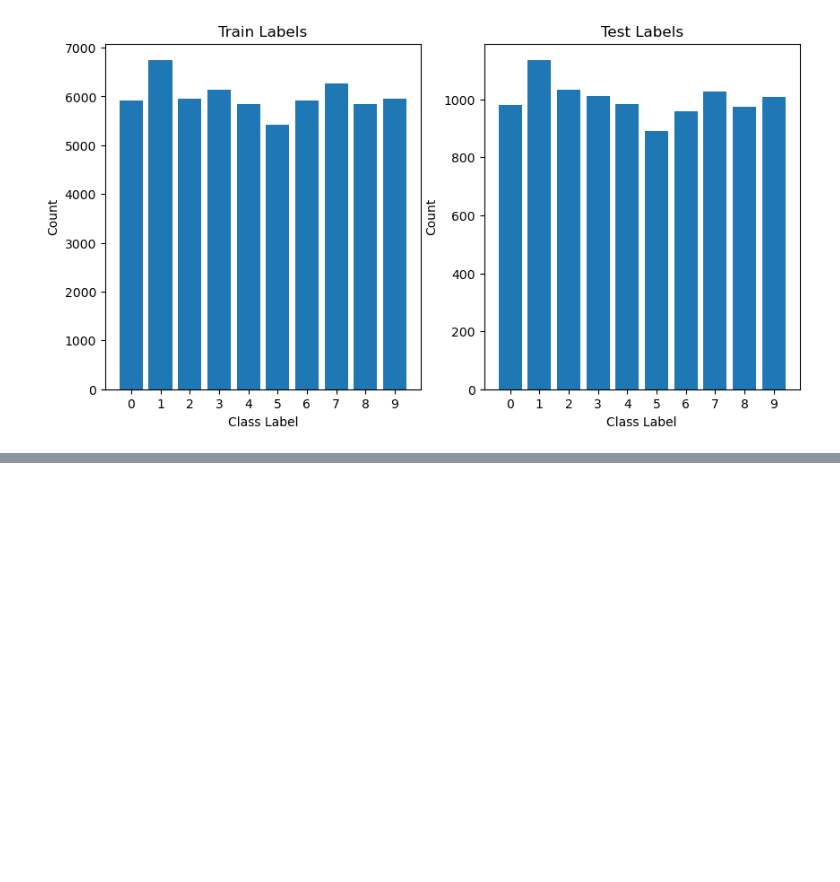
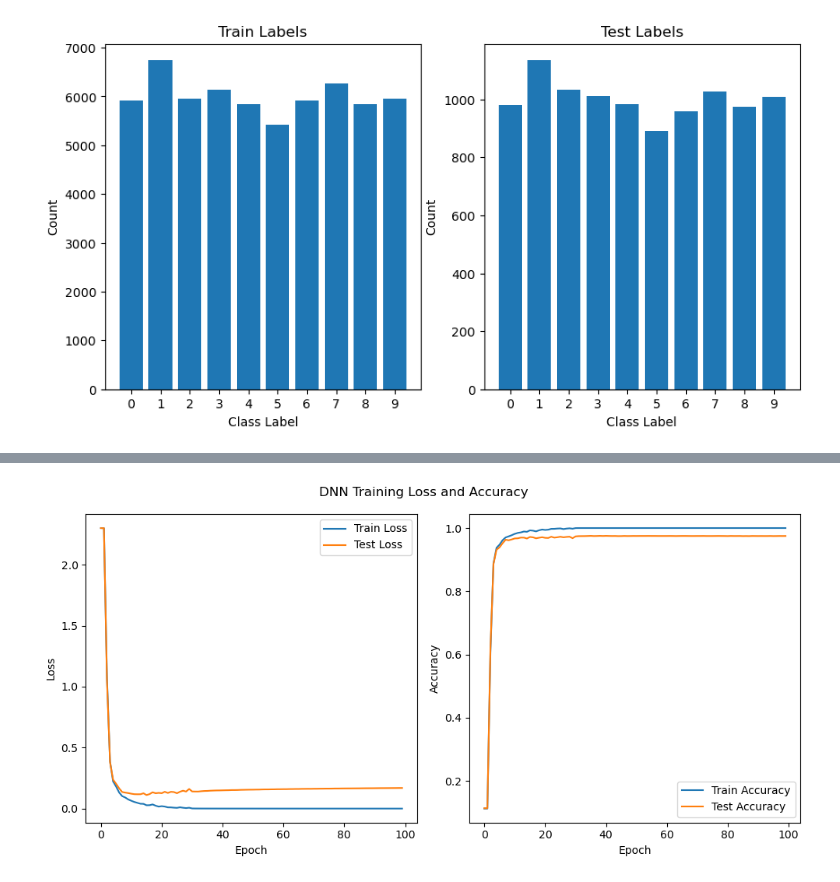
Before and after one commit to KaiMJ/ai_book, a Jupyter notebook: neural_network.ipynb, the cells around one changed output, grey strips where cells are left out. Drawn from its saved outputs; the diff is of its cells as text; code cells hidden in the pictures; blank space fills up the shorter version.

Commit message:
dnn training

```diff
--- a/neural_network.ipynb
+++ b/neural_network.ipynb
@@ -69,9 +54,9 @@ plt.savefig("Figure_9.png")
 # %% [output]
 [figure]
 # %%
-train_x = mnist_trainset.data.numpy()
+train_x = mnist_trainset.data.numpy() / 255.0
 train_y = mnist_trainset.targets.numpy()
-test_x = mnist_testset.data.numpy()
+test_x = mnist_testset.data.numpy() / 255.0
 test_y = mnist_testset.targets.numpy()
 # %%
 print(train_x.min(), train_x.max(), train_x.mean())
@@ -165,8 +150,10 @@ class DNN():
         return np.maximum(0, x)
 
     def _softmax(self, x):
-        exp = np.exp(x)
-        return exp / np.sum(exp, axis=1, keepdims=True)
+        exp = np.exp(x - np.max(x)) # for numerical stability
+        denom = np.sum(exp, axis=1, keepdims=True)
+
+        return exp / denom
 
     def _cross_entropy(self, y, y_hat):
         return -np.sum(y * np.log(y_hat + 1e-7)) / y.shape[0]
@@ -196,7 +183,7 @@ class DNN():
             self.params[f'W{i}'] -= self.lr * self.grads[f'dW{i}']
             self.params[f'b{i}'] -= self.lr * self.grads[f'db{i}']
 
-    def train(self, x, y):
+    def step(self, x, y):
         y_hat = self._forward(x)
         loss = self._cross_entropy(y, y_hat)
         self._backward(y)
@@ -213,16 +200,3 @@ class DNN():
         accuracy = np.mean(np.argmax(y_hat, axis=1) == np.argmax(y, axis=1))
 
         return loss, accuracy
-
-dnn = DNN(layers=4, hidden_dim=128, lr=0.001)
-# %%
-batch_size = 16
-
-
-for epoch in range(epochs=100):
-
-    for i in range(0, train_x.shape[0], batch_size):
-
-
-        loss = train(self, x, y)
-        print(f"Epoch: {epoch+1} | Loss: {loss:.5f}")
@@ -228,0 +261,21 @@ for epoch in range(epochs=100):
+# %%
+fig, axs = plt.subplots(1, 2, figsize=(10, 5))
+
+axs[0].plot(train_losses, label="Train Loss")
+axs[0].plot(test_losses, label="Test Loss")
+axs[0].set_xlabel("Epoch")
+axs[0].set_ylabel("Loss")
+axs[0].legend()
+
+axs[1].plot(train_accuracies, label="Train Accuracy")
+axs[1].plot(test_accuracies, label="Test Accuracy")
+axs[1].set_xlabel("Epoch")
+axs[1].set_ylabel("Accuracy")
+axs[1].legend()
+plt.suptitle("DNN Training Loss and Accuracy batch_size=60")
+
+plt.tight_layout()
+plt.savefig("Figure_11.png")
+plt.show()
+# %% [output]
+[figure, added]
```
Also changed, not shown: parts of 8 cells of this notebook, 2 other files.
